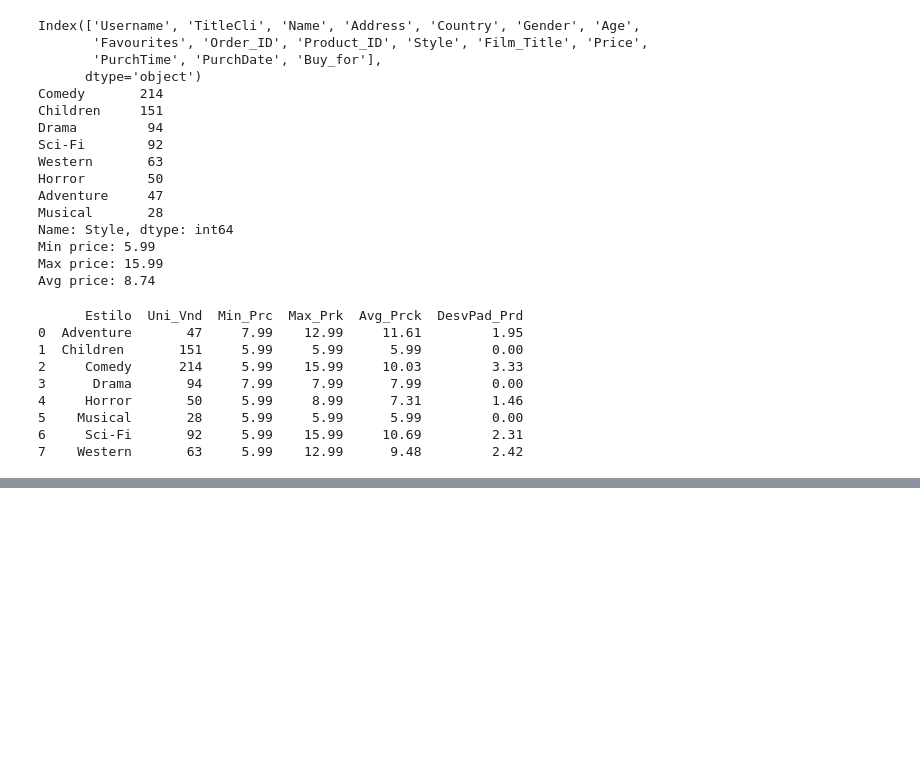
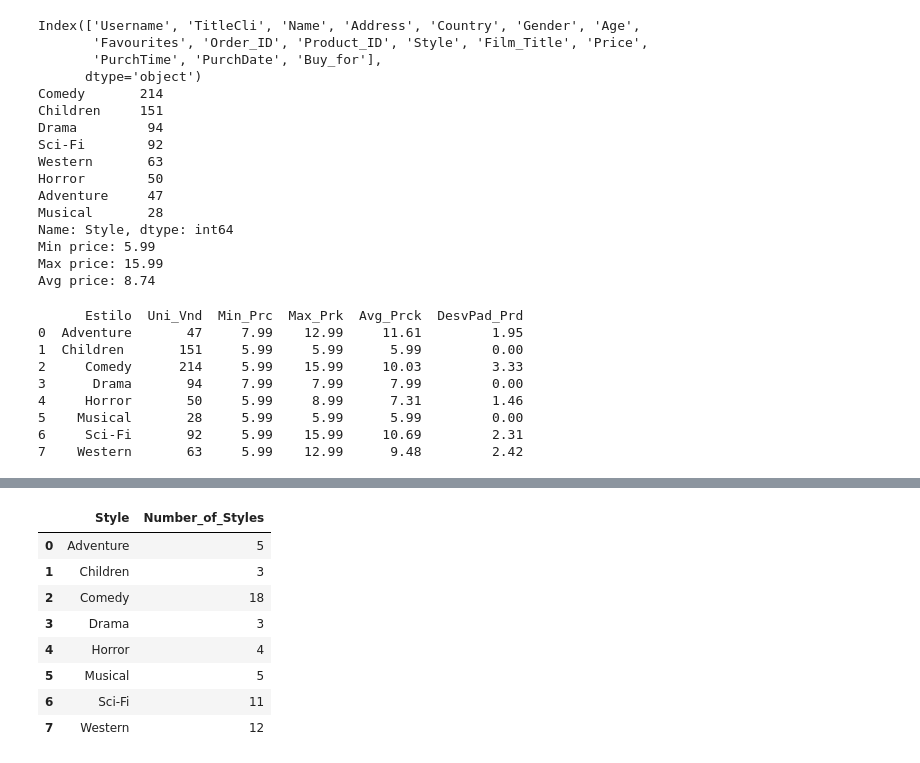
Before and after one commit to tassiogomes/MINDD-ISEP, a Jupyter notebook: MINDD_PL02.ipynb, the cells around one changed output, grey strips where cells are left out. Cells and saved outputs as stored; diff of their text form; code cells hidden in the pictures; blank space fills up the shorter version.

```diff
--- a/MINDD_PL02.ipynb
+++ b/MINDD_PL02.ipynb
@@ -440,0 +460,15 @@ print(summary_table)
+# %%
+# Number of different Film_Title sold by Style
+
+df3 = df.groupby('Style')['Film_Title'].nunique().reset_index(name='Number_of_Styles')
+df3
+# %% [output]
+|  | Style | Number_of_Styles |
+| 0 | Adventure | 5 |
+| 1 | Children | 3 |
+| 2 | Comedy | 18 |
+| 3 | Drama | 3 |
+| 4 | Horror | 4 |
+| 5 | Musical | 5 |
+| 6 | Sci-Fi | 11 |
+| 7 | Western | 12 |
```
Also changed, not shown: parts of 5 cells of this notebook.
